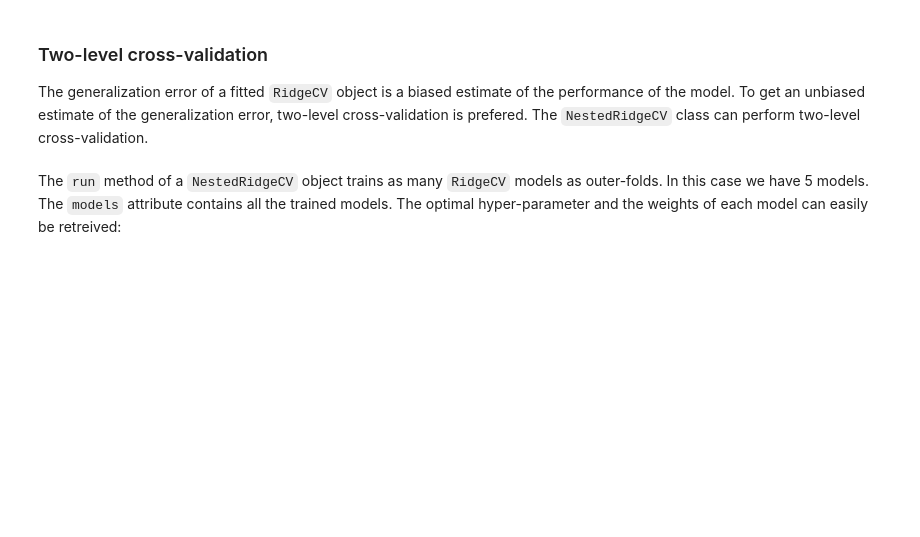
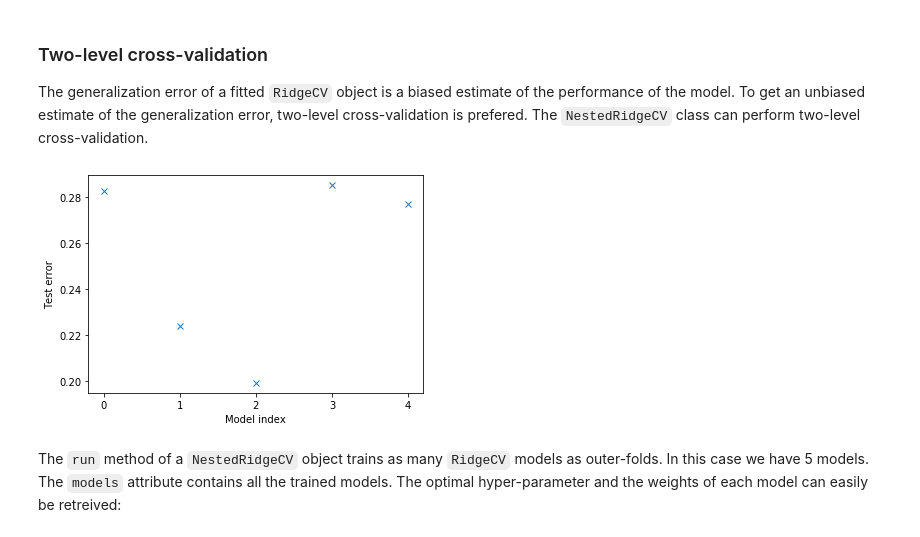
Before and after one commit to philgzl/tundraden, a Jupyter notebook: example.ipynb, the cells around one changed output. Cells and saved outputs as stored; diff of their text form; code cells hidden in the pictures; blank space fills up the shorter version.

```diff
--- a/example.ipynb
+++ b/example.ipynb
@@ -129,15 +151,17 @@ modelCV.lambda_
 
 The generalization error of a fitted `RidgeCV` object is a biased estimate of the performance of the model. To get an unbiased estimate of the generalization error, two-level cross-validation is prefered. The `NestedRidgeCV` class can perform two-level cross-validation.
 # %%
-nestedCV = tundraden.NestedRidgeCV(outer_cv=5, inner_cv=10)
+nestedCV = tundraden.models.NestedRidgeCV(outer_cv=5, inner_cv=10)
 nestedCV.run(X, Y)
 
 plt.figure()
 plt.plot(nestedCV.test_errors, 'x')
 plt.xlabel('Model index')
 plt.ylabel('Test error')
 plt.xticks(np.arange(len(nestedCV.test_errors)))
 plt.show()
+# %% [output]
+[figure, added]
 # %% [markdown]
 The `run` method of a `NestedRidgeCV` object trains as many `RidgeCV` models as outer-folds. In this case we have 5 models. The `models` attribute contains all the trained models. The optimal hyper-parameter and the weights of each model can easily be retreived:
 # %%
```
Also changed, not shown: parts of 15 cells of this notebook, 2 other files.
